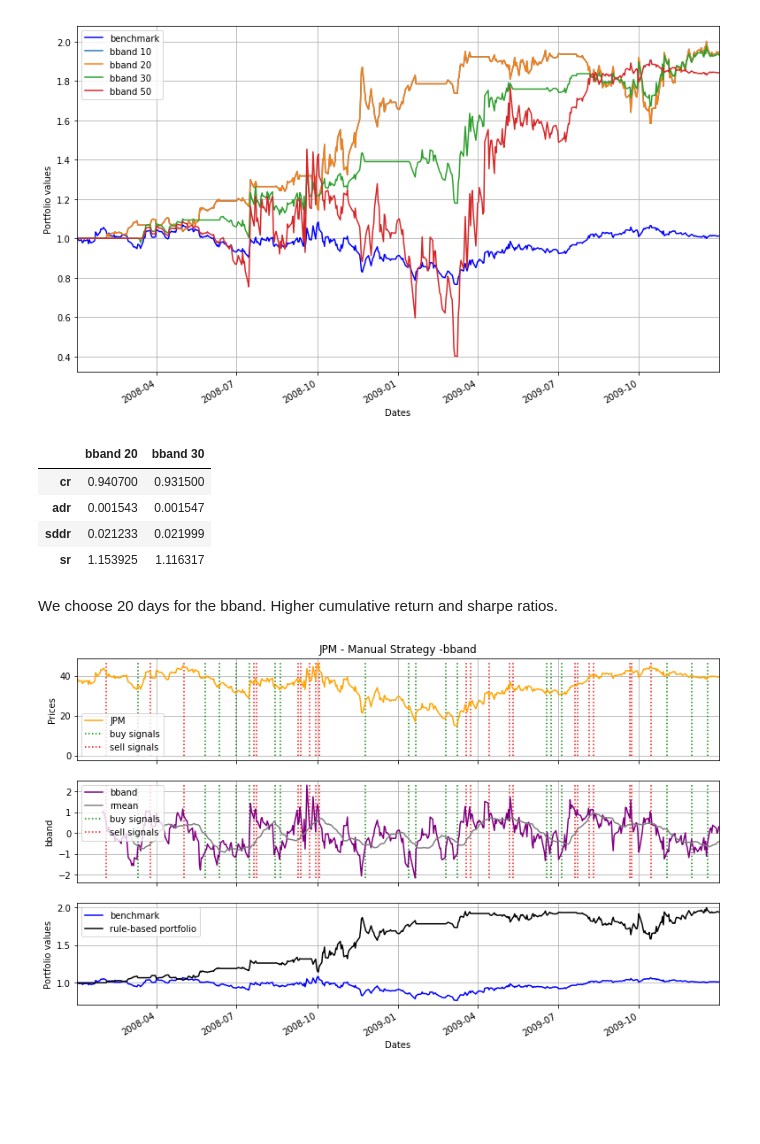
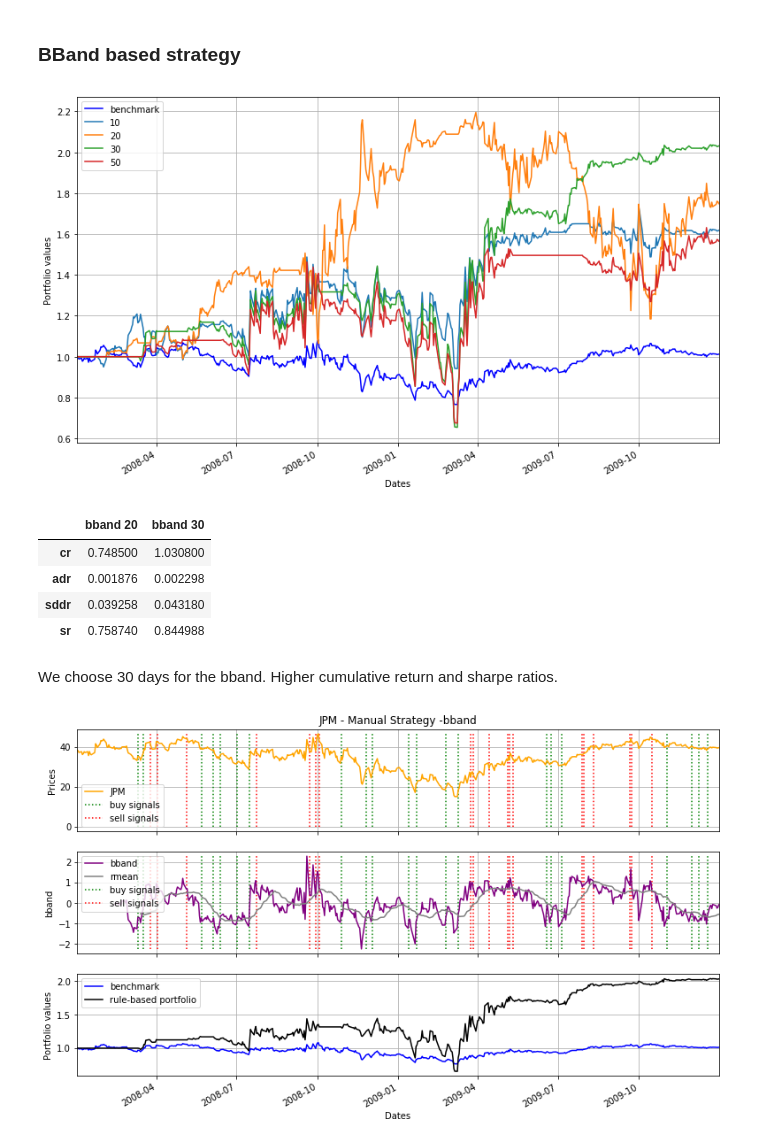
Before and after one commit to AlexisDrch/Trading-Strategy, a Jupyter notebook: src/ManualStrategy.ipynb, the cells around one changed output. Drawn from its saved outputs; the diff is of its cells as text; code cells hidden in the pictures; blank space fills up the shorter version.

```diff
--- a/src/ManualStrategy.ipynb
+++ b/src/ManualStrategy.ipynb
@@ -146,33 +223,36 @@ def testPolicyMomentum_rmean(symbol = "JPM", sd=dt.datetime(2008,1,1),
 df_prices_all = get_data([symbol], pd.date_range(sd, ed))
 df_prices = df_prices_all[symbol]
 benchmark = normalize_dataframe(get_benchmark(df_prices))
+# %% [markdown]
+### BBand based strategy
 # %%
 # compare n_days
 range_ndays = [10, 20, 30, 50]
-bband_portolios_dataframe = get_bband_portfolios_dataframe(df_prices, range_ndays)
+bband_portolios_dataframe = get_portfolios_dataframe(testPolicyBBand, df_prices, range_ndays)
 idc.plot_compare_portfolios(bband_portolios_dataframe, benchmark)
 # %% [output]
-[figure, old version]
+[figure, new version]
 # %%
-port_stats_20 = compute_portfolio_stats(bband_portolios_dataframe['bband 20'].values, name='bband 20')
-port_stats_30 = compute_portfolio_stats(bband_portolios_dataframe['bband 30'].values, name='bband 30')
+port_stats_20 = compute_portfolio_stats(bband_portolios_dataframe['20'].values, name='bband 20')
+port_stats_30 = compute_portfolio_stats(bband_portolios_dataframe['30'].values, name='bband 30')
 #port_stats_50.head(n=4)
 pd.concat([port_stats_20, port_stats_30], axis = 1)
 # %% [output]
 |  | bband 20 | bband 30 |
-| cr | 0.940700 | 0.931500 |
-| adr | 0.001543 | 0.001547 |
-| sddr | 0.021233 | 0.021999 |
-| sr | 1.153925 | 1.116317 |
+| cr | 0.748500 | 1.030800 |
+| adr | 0.001876 | 0.002298 |
+| sddr | 0.039258 | 0.043180 |
+| sr | 0.758740 | 0.844988 |
 # %% [markdown]
-We choose 20 days for the bband. Higher cumulative return and sharpe ratios.
+We choose 30 days for the bband. Higher cumulative return and sharpe ratios.
 # %%
 # bband strategy
-df_trades_bband, bband = testPolicyBBand('JPM', dt.datetime(2008,1,1), dt.datetime(2009, 12, 31), n_days)
+n_days_bband = 30
+df_trades_bband, bband = testPolicyBBand(n_days_bband, 'JPM', dt.datetime(2008,1,1), dt.datetime(2009, 12, 31))
 df_buy_signals_bband = df_trades_bband[df_trades_bband.values == 1000]
 df_sell_signals_bband = df_trades_bband[df_trades_bband.values == -1000]
 df_portval_bband = normalize_dataframe(get_portfolio_value(df_prices, df_trades_bband, symbol))
 
 idc.plot_strategy(df_prices, df_portval_bband, benchmark, bband, 'bband', df_buy_signals_bband, df_sell_signals_bband)
 # %% [output]
-[figure, old version]
+[figure, new version]
```
Also changed, not shown: parts of 17 cells of this notebook.
